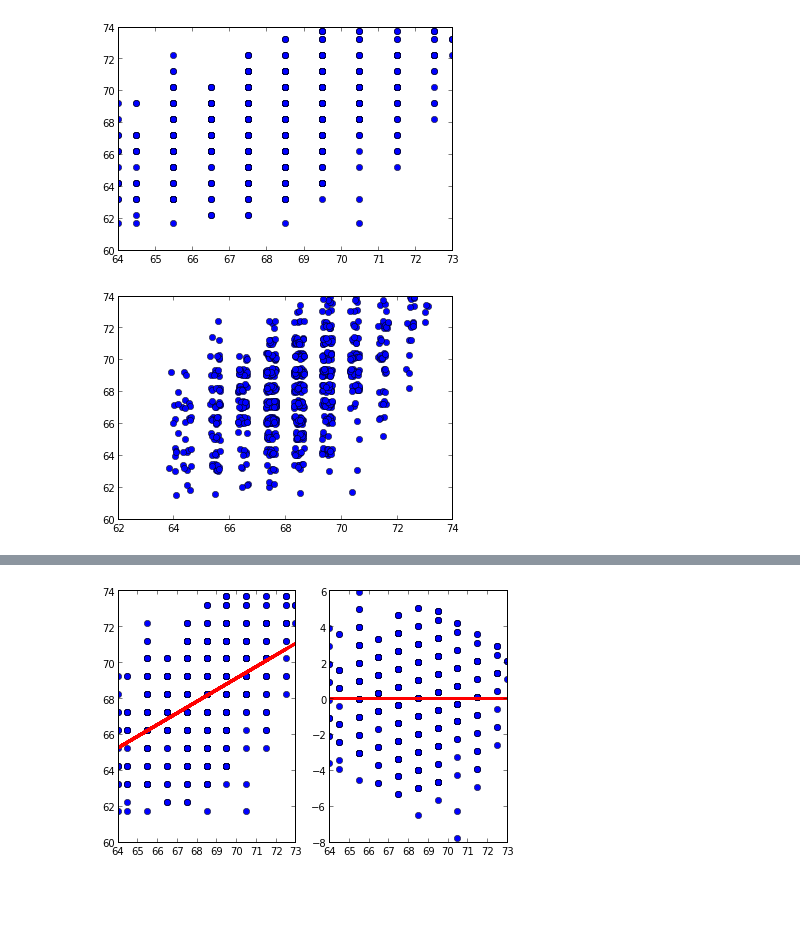
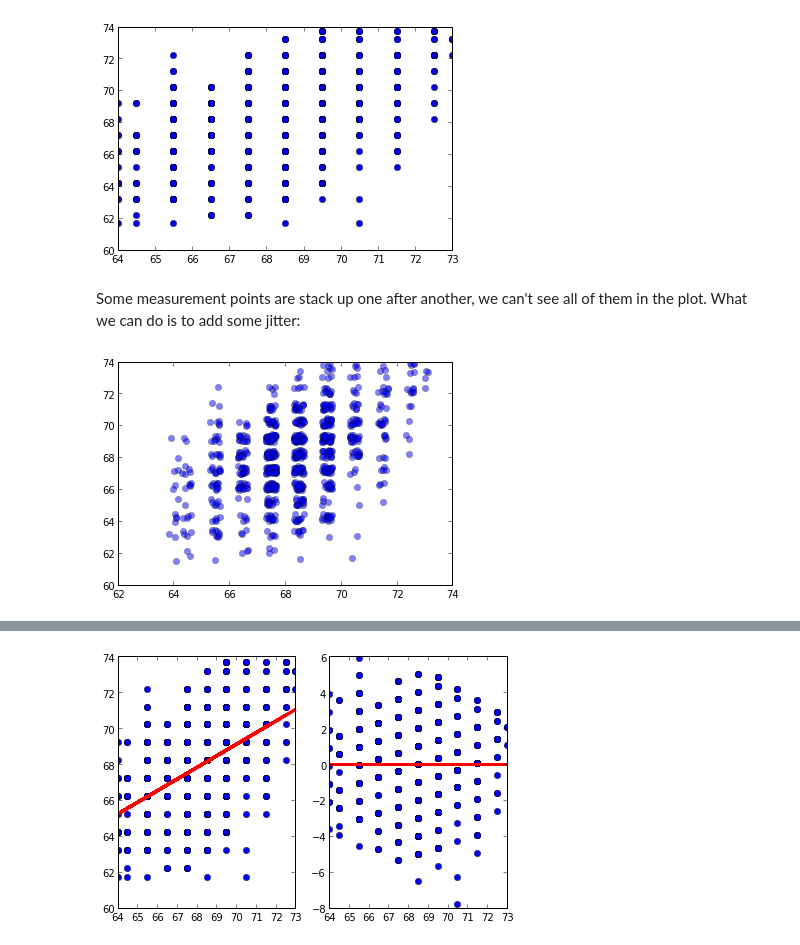
Before and after one commit to herrfz/dataanalysis, a Jupyter notebook: week4/basic_least_squares.ipynb, the cells around one changed output, grey strips where cells are left out. Saved outputs shown, nothing was run; the diff lists cells and outputs as text; code cells hidden in the pictures; blank space fills up the shorter version.

```diff
--- a/week4/basic_least_squares.ipynb
+++ b/week4/basic_least_squares.ipynb
@@ -14,0 +9,3 @@ galton.head()
+# %%
+galton = com.load_data('galton', package='UsingR')
+galton.head()
@@ -35,13 +49,15 @@ ax.plot(np.repeat(meanChild, 100), np.linspace(0, 150, num=100), 'r', linewidth=
 plot(galton['parent'], galton['child'], 'ob');
 # %% [output]
 [figure]
+# %% [markdown]
+Some measurement points are stack up one after another, we can't see all of them in the plot. What we can do is to add some jitter:
 # %%
 def jitter(series, factor):
     z = float(series.max()) - float(series.min())
     a = float(factor) * z / 50.
     return series.apply(lambda x: x + np.random.uniform(-a, a))
 
 np.random.seed(1234)
-plot(jitter(galton['parent'], factor=1), jitter(galton['child'], factor=1), 'ob');
+plot(jitter(galton['parent'], factor=1), jitter(galton['child'], factor=1), 'ob', alpha=.5);
 # %% [output]
-[figure, old version]
+[figure, new version]
```
Also changed, not shown: parts of 10 cells of this notebook, 2 other files.
